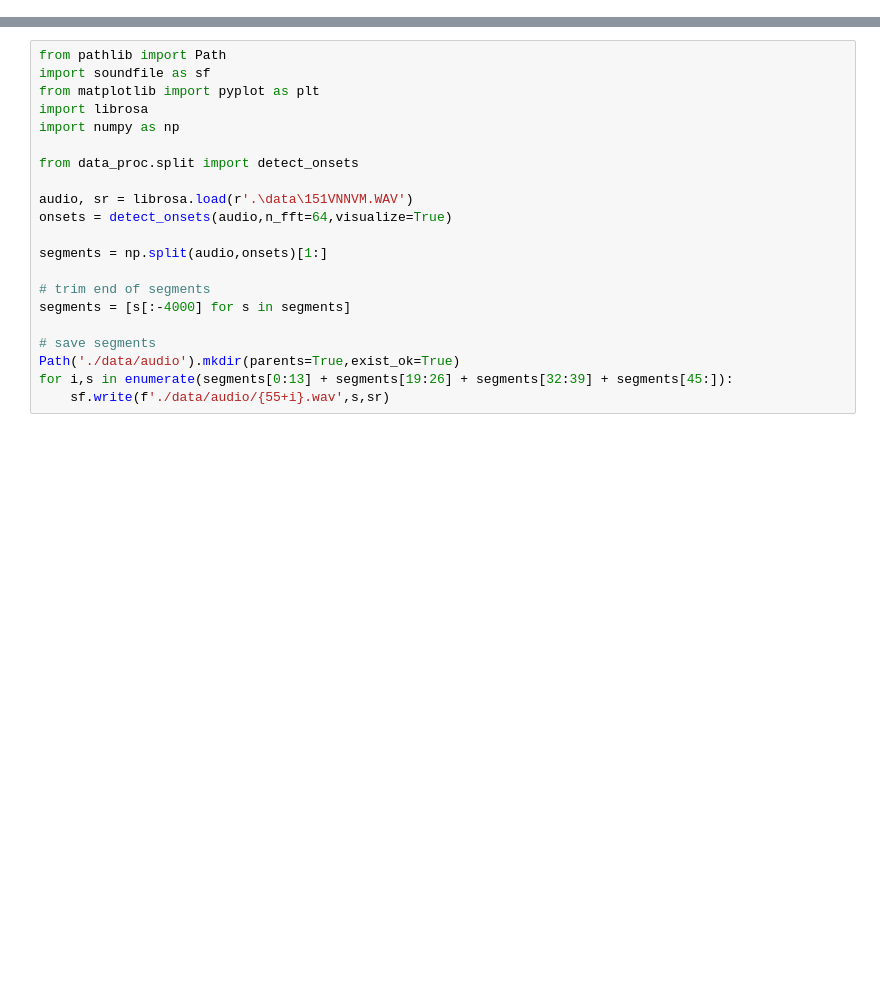
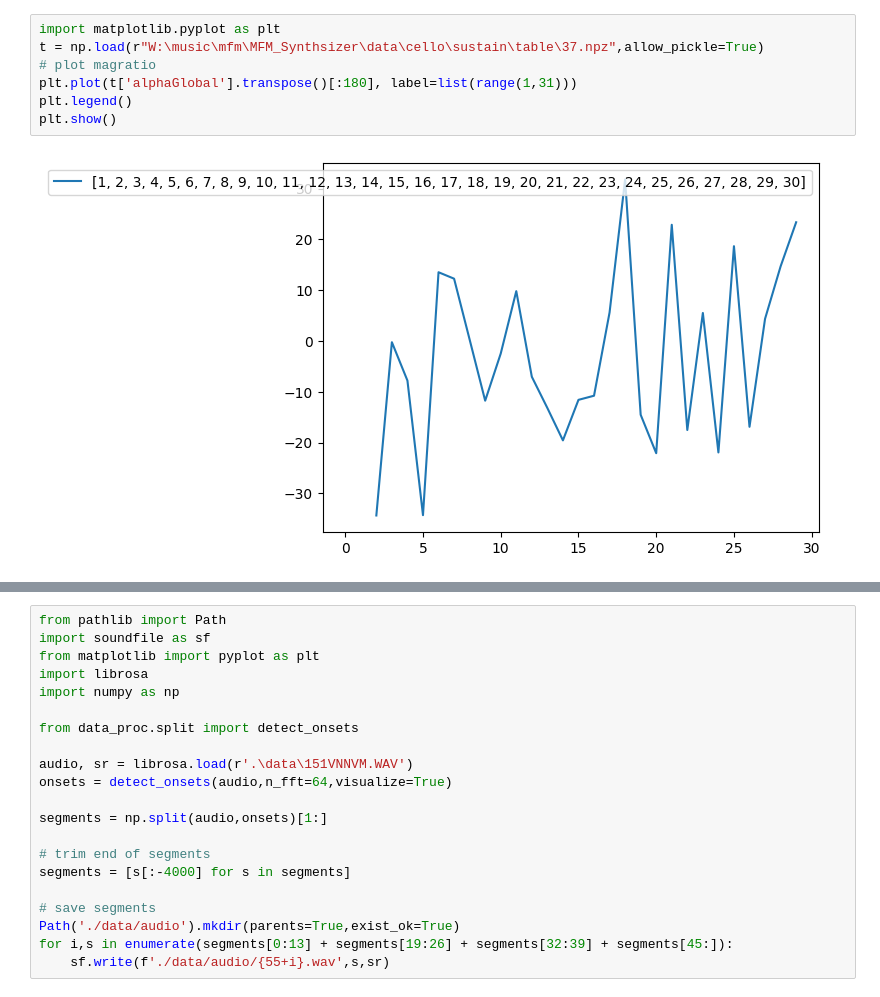
Before and after one commit to eri24816/MFM_Synthesizer, a Jupyter notebook: test.ipynb, the cells around one changed output, grey strips where cells are left out. Drawn from its saved outputs; the diff is of its cells as text; blank space fills up the shorter version.

```diff
--- a/test.ipynb
+++ b/test.ipynb
@@ -29,0 +25,9 @@ plt.plot(resample_test(np.load('alphag.npy'),44100,100)[start//441:end//441])
+# %%
+import matplotlib.pyplot as plt
+t = np.load(r"W:\music\mfm\MFM_Synthsizer\data\cello\sustain\table\37.npz",allow_pickle=True)
+# plot magratio
+plt.plot(t['alphaGlobal'].transpose()[:180], label=list(range(1,31)))
+plt.legend()
+plt.show()
+# %% [output]
+[figure, added]
```
Also changed, not shown: parts of 6 cells of this notebook, 2 other files.
